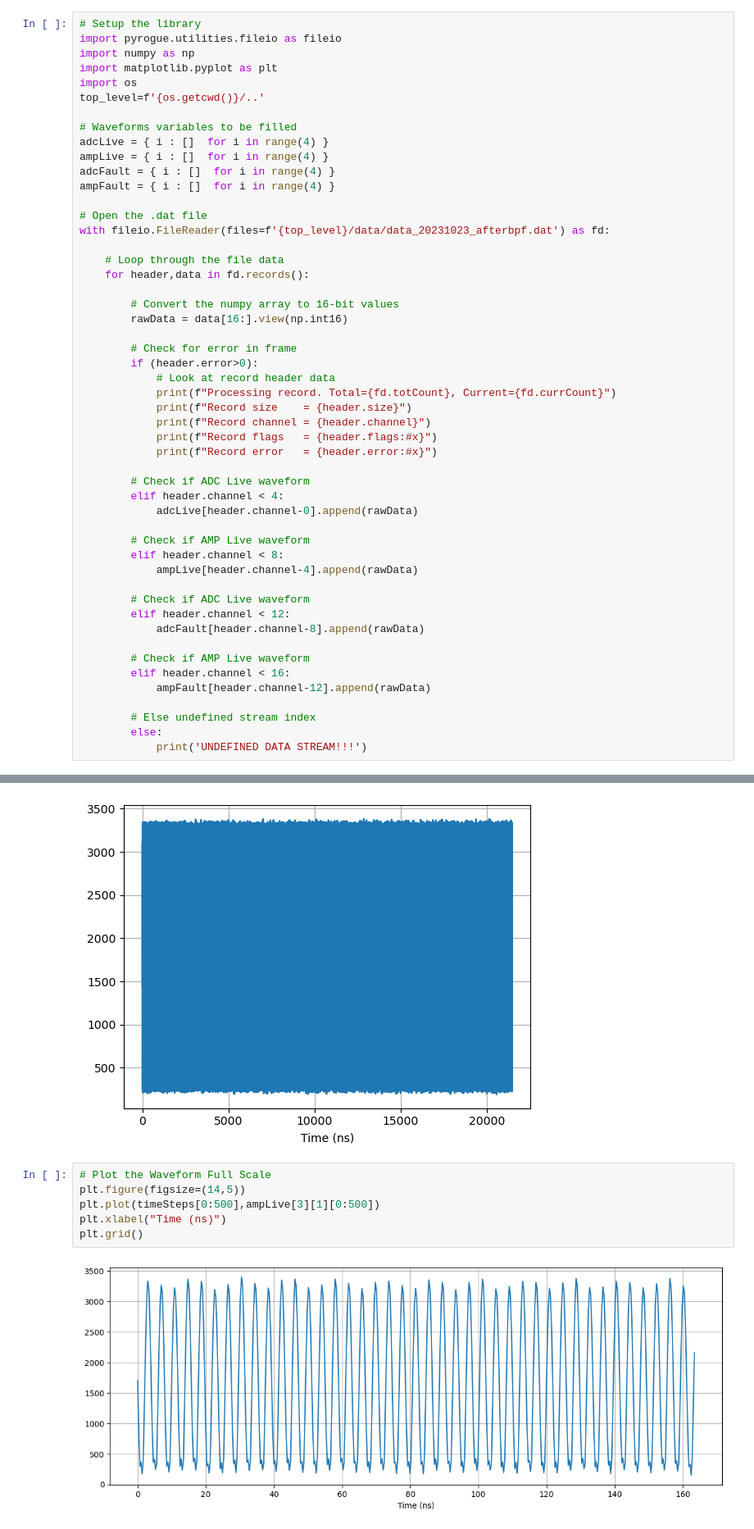
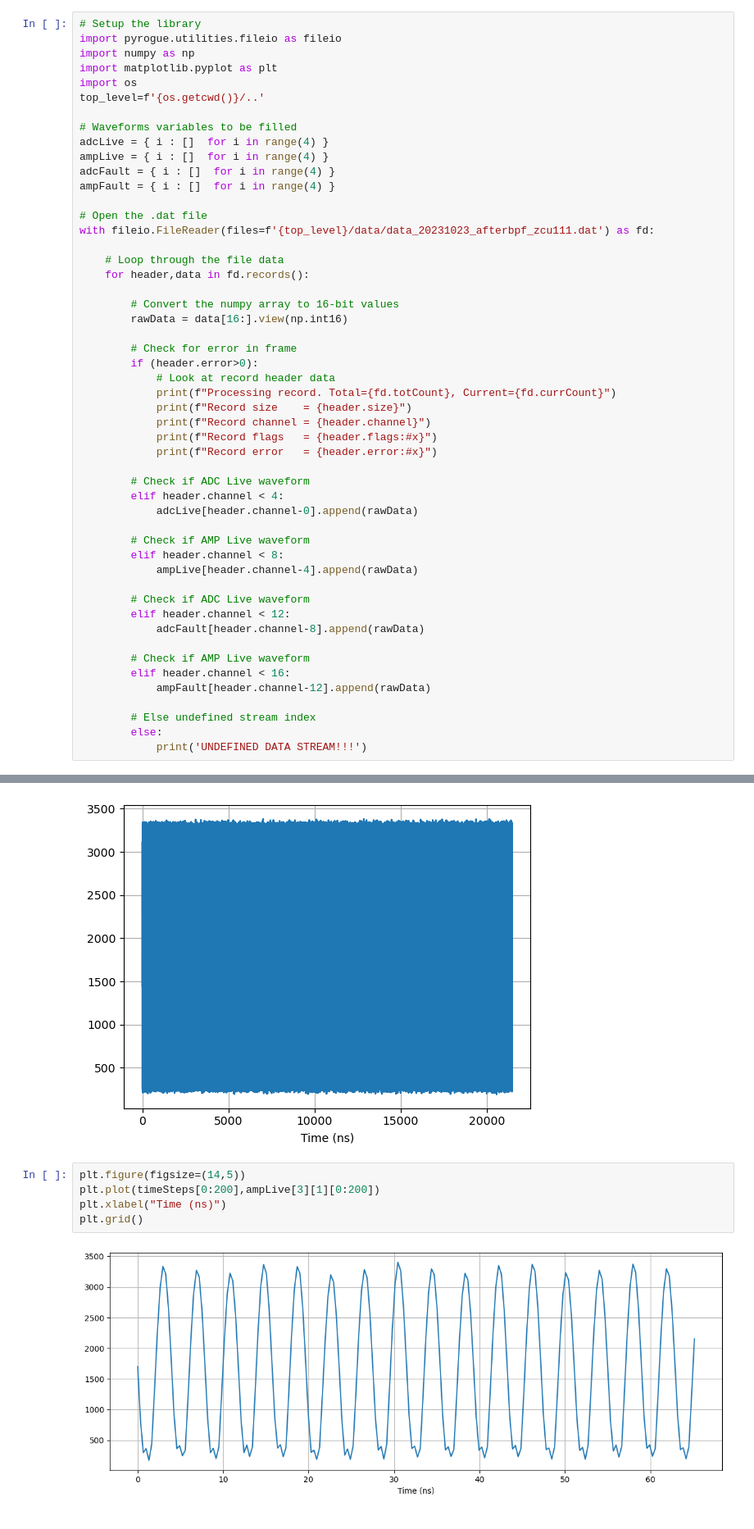
Before and after one commit to slaclab/kek-bpm-rfsoc-dev, a Jupyter notebook: software/notebooks/datfile_analysis_zcu111.ipynb, the cells around one changed output, grey strips where cells are left out. Shown: that part at 82% size. Drawn from its saved outputs; the diff is of its cells as text.

```diff
--- a/software/notebooks/datfile_analysis_zcu111.ipynb
+++ b/software/notebooks/datfile_analysis_zcu111.ipynb
@@ -15,7 +15,7 @@ adcFault = { i : []  for i in range(4) }
 ampFault = { i : []  for i in range(4) }
 
 # Open the .dat file
-with fileio.FileReader(files=f'{top_level}/data/data_20231023_afterbpf.dat') as fd:
+with fileio.FileReader(files=f'{top_level}/data/data_20231023_afterbpf_zcu111.dat') as fd:
 
     # Loop through the file data
     for header,data in fd.records():
@@ -64,10 +64,9 @@ plt.grid()
 # %% [output]
 [figure]
 # %%
-# Plot the Waveform Full Scale
 plt.figure(figsize=(14,5))
-plt.plot(timeSteps[0:500],ampLive[3][1][0:500])
+plt.plot(timeSteps[0:200],ampLive[3][1][0:200])
 plt.xlabel("Time (ns)")
 plt.grid()
 # %% [output]
-[figure, old version]
+[figure, new version]
```
Also changed, not shown: parts of 4 cells of this notebook, 1 other file.
